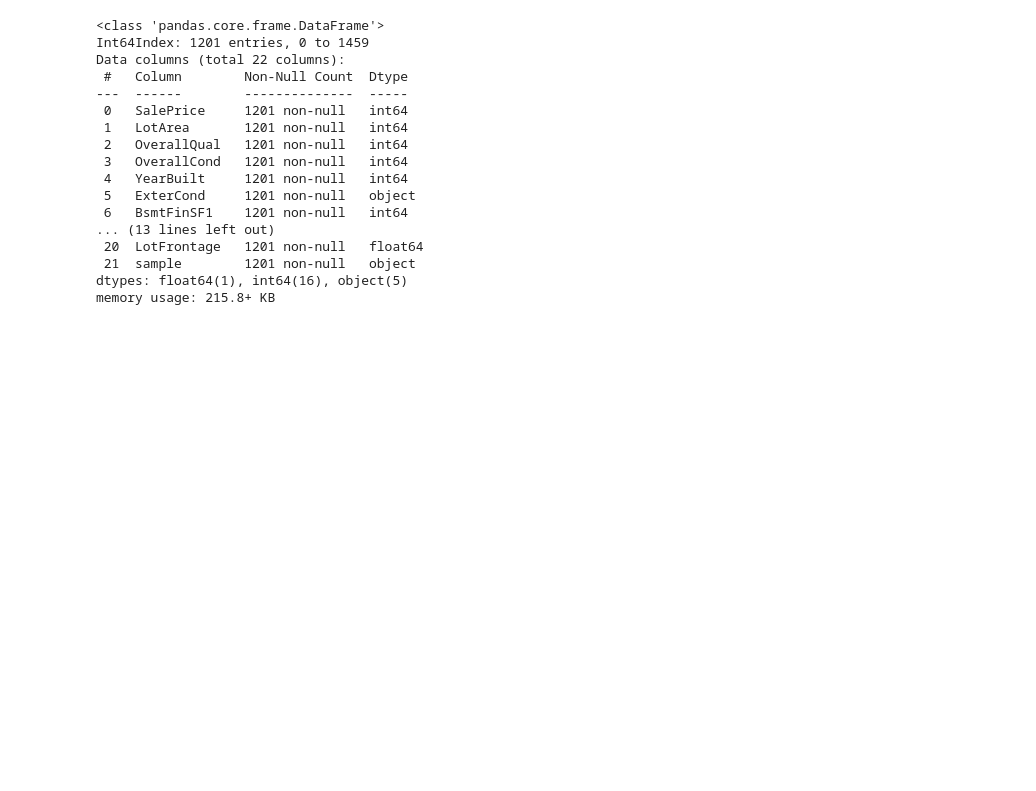
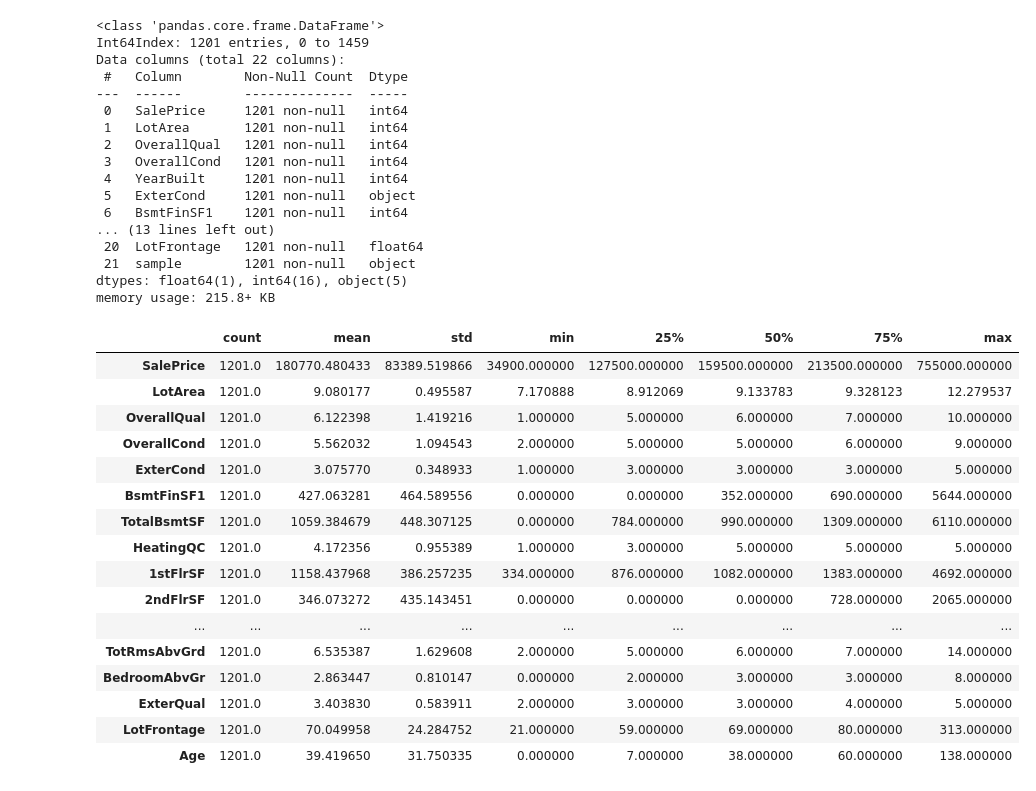
Before and after one commit to MykolaPinchuk/Kaggle, a Jupyter notebook: ibm-ml1-4-final-0.ipynb, the cells around one changed output. Drawn from its saved outputs; the diff is of its cells as text; code cells hidden in the pictures; blank space fills up the shorter version.

```diff
--- a/ibm-ml1-4-final-0.ipynb
+++ b/ibm-ml1-4-final-0.ipynb
@@ -67,6 +73,26 @@ Data columns (total 22 columns):
  21  sample        1201 non-null   object
 dtypes: float64(1), int64(16), object(5)
 memory usage: 215.8+ KB
+# %%
+hspr.describe().transpose()
+# %% [output]
+|  | count | mean | std | min | 25% | 50% | 75% | max |
+| SalePrice | 1201.0 | 180770.480433 | 83389.519866 | 34900.000000 | 127500.000000 | 159500.000000 | 213500.000000 | 755000.000000 |
+| LotArea | 1201.0 | 9.080177 | 0.495587 | 7.170888 | 8.912069 | 9.133783 | 9.328123 | 12.279537 |
+| OverallQual | 1201.0 | 6.122398 | 1.419216 | 1.000000 | 5.000000 | 6.000000 | 7.000000 | 10.000000 |
+| OverallCond | 1201.0 | 5.562032 | 1.094543 | 2.000000 | 5.000000 | 5.000000 | 6.000000 | 9.000000 |
+| ExterCond | 1201.0 | 3.075770 | 0.348933 | 1.000000 | 3.000000 | 3.000000 | 3.000000 | 5.000000 |
+| BsmtFinSF1 | 1201.0 | 427.063281 | 464.589556 | 0.000000 | 0.000000 | 352.000000 | 690.000000 | 5644.000000 |
+| TotalBsmtSF | 1201.0 | 1059.384679 | 448.307125 | 0.000000 | 784.000000 | 990.000000 | 1309.000000 | 6110.000000 |
+| HeatingQC | 1201.0 | 4.172356 | 0.955389 | 1.000000 | 3.000000 | 5.000000 | 5.000000 | 5.000000 |
+| 1stFlrSF | 1201.0 | 1158.437968 | 386.257235 | 334.000000 | 876.000000 | 1082.000000 | 1383.000000 | 4692.000000 |
+| 2ndFlrSF | 1201.0 | 346.073272 | 435.143451 | 0.000000 | 0.000000 | 0.000000 | 728.000000 | 2065.000000 |
+| ... | ... | ... | ... | ... | ... | ... | ... | ... |
+| TotRmsAbvGrd | 1201.0 | 6.535387 | 1.629608 | 2.000000 | 5.000000 | 6.000000 | 7.000000 | 14.000000 |
+| BedroomAbvGr | 1201.0 | 2.863447 | 0.810147 | 0.000000 | 2.000000 | 3.000000 | 3.000000 | 8.000000 |
+| ExterQual | 1201.0 | 3.403830 | 0.583911 | 2.000000 | 3.000000 | 3.000000 | 4.000000 | 5.000000 |
+| LotFrontage | 1201.0 | 70.049958 | 24.284752 | 21.000000 | 59.000000 | 69.000000 | 80.000000 | 313.000000 |
+| Age | 1201.0 | 39.419650 | 31.750335 | 0.000000 | 7.000000 | 38.000000 | 60.000000 | 138.000000 |
 # %%
 ord_cols = ['ExterCond', 'HeatingQC', 'KitchenQual', 'ExterQual']
 hspr[ord_cols] = hspr[ord_cols].replace(['Po', 'Fa', 'TA', 'Gd', 'Ex'], [1,2,3,4,5])
```
Also changed, not shown: parts of 17 cells of this notebook.
